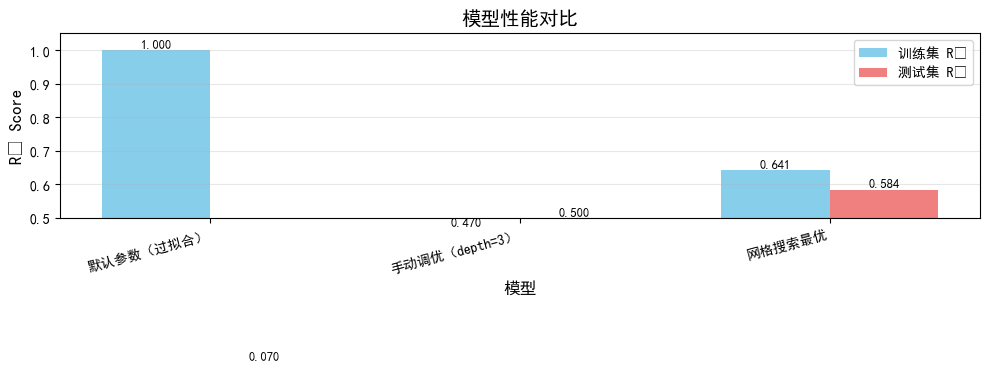
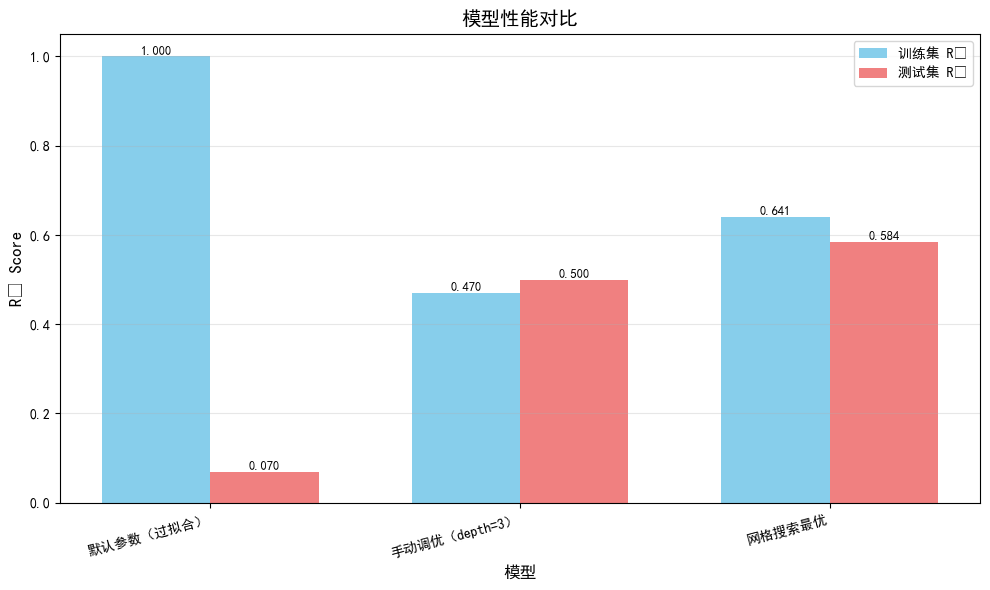
The change to this notebook cell's code, shown as a diff; its figure went from the first image to the second:
--- before
+++ after
@@ -50,5 +50,5 @@
 ax.legend()
 ax.grid(True, alpha=0.3, axis='y')
-ax.set_ylim([0.5, 1.05])
+ax.set_ylim([0, 1.05])
 
 # 添加数值标签

Commit: Day 3: 网格搜索调参